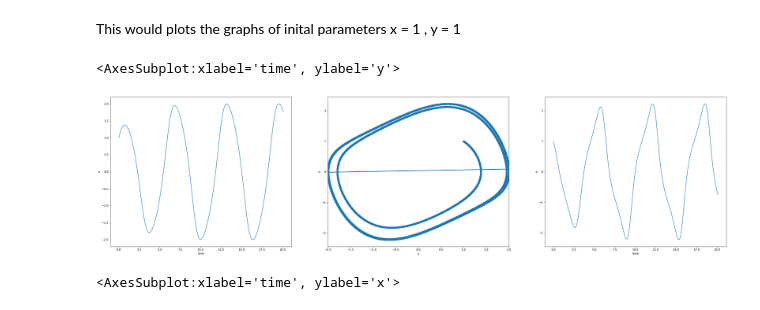
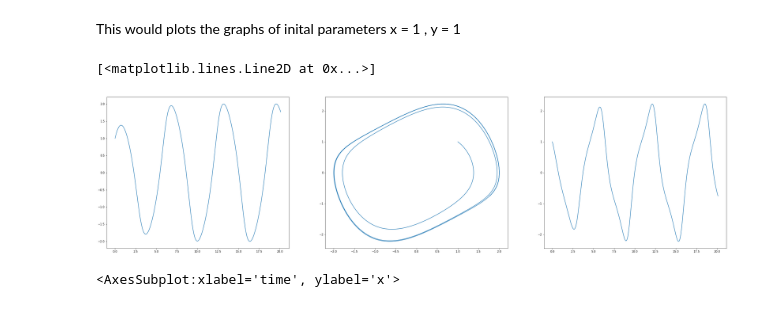
Before and after one commit to runnily/3095-Simulations-of-hybrid-systems-using-neural-networks, a Jupyter notebook: plots/dynamic systems/Van der Pol oscillator.ipynb, the cells around one changed output. Cells and saved outputs as stored; diff of their text form; code cells hidden in the pictures.

```diff
--- a/plots/dynamic systems/Van der Pol oscillator.ipynb
+++ b/plots/dynamic systems/Van der Pol oscillator.ipynb
@@ -50,12 +50,12 @@ initial_x1y1 = training[training["initial_parameters"] == (1,1)]
 This would plots the graphs of inital parameters x = 1 , y = 1
 # %%
 fig, ax = plt.subplots(ncols=3, figsize=(40,10))
-sns.lineplot(data = initial_x1y1, x = "time", y = "x", ax=ax[0])
-sns.regplot(data=initial_x1y1, x="x", y="y", ax=ax[1])
-sns.lineplot(data = initial_x1y1, x = "time", y = "y", ax=ax[2])
+ax[0].plot(initial_x1y1[["time"]], initial_x1y1[["x"]])
+ax[1].plot(initial_x1y1[["x"]], initial_x1y1[["y"]])
+ax[2].plot(initial_x1y1[["time"]],initial_x1y1[["y"]])
 # %% [output]
-<AxesSubplot:xlabel='time', ylabel='y'>
+[<matplotlib.lines.Line2D at 0x...>]
-[figure, old version]
+[figure, new version]
 # %%
 fig, ax = plt.subplots()
 sns.lineplot(data = initial_x1y1, x = "time", y = "x", ax = ax,label = "x")
```
Also changed, not shown: parts of 6 cells of this notebook, 1 other file.
